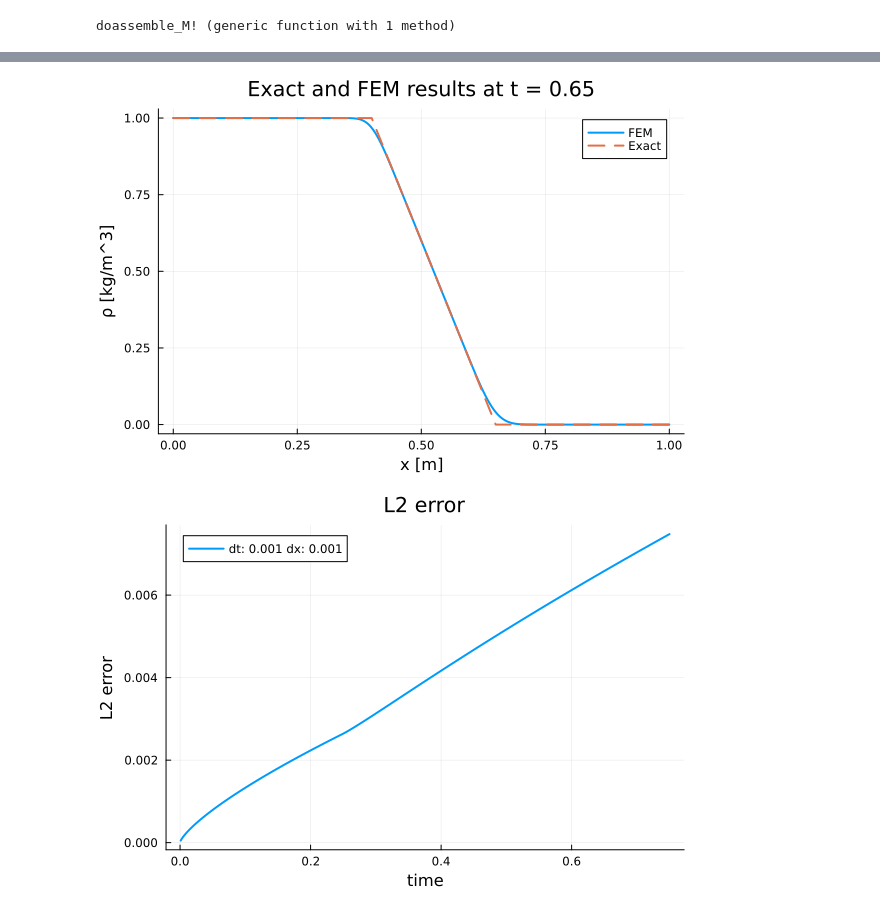
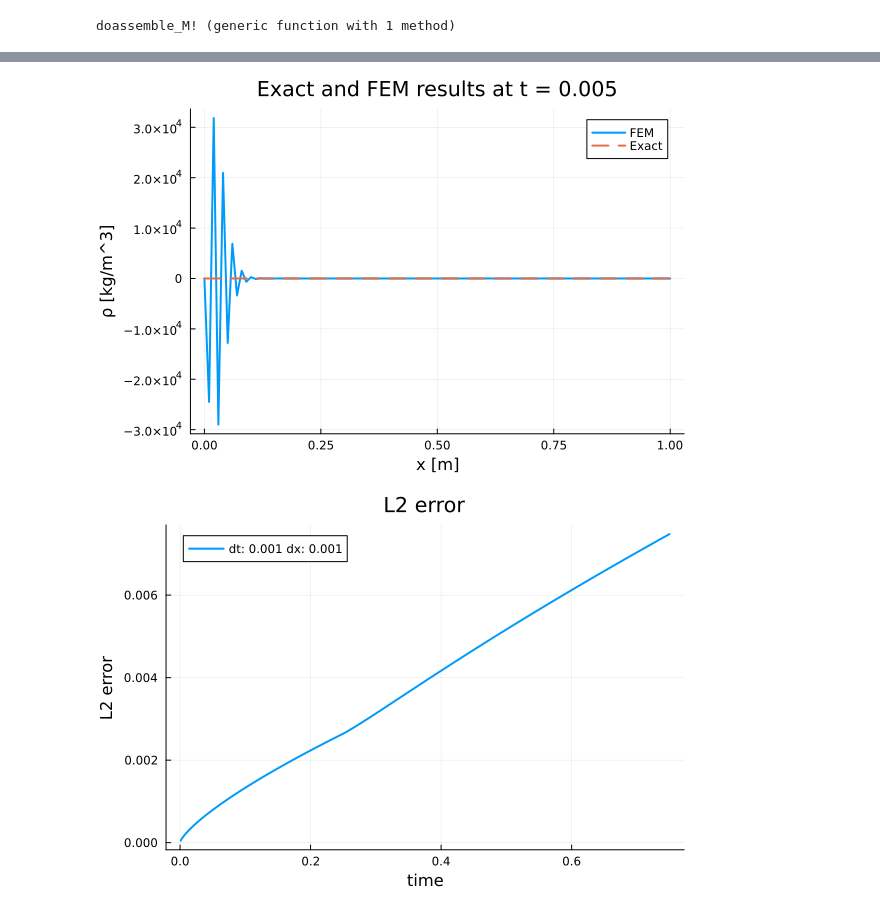
Before and after one commit to ChocoTjip/MEP-Tjipke-Hofker, a Jupyter notebook: 1. density problem/f. constant_velocity_error_analysis_noibp.ipynb, the cells around one changed output, grey strips where cells are left out. Drawn from its saved outputs; the diff is of its cells as text; code cells hidden in the pictures.

```diff
--- a/1. density problem/f. constant_velocity_error_analysis_noibp.ipynb
+++ b/1. density problem/f. constant_velocity_error_analysis_noibp.ipynb
@@ -54,6 +55,14 @@ name = "constant_velocity_1d";
 # %%
+# Stop time, time step and velocity
+dt = .001;
+T = 1.0;
+velocity = 1.0;
+D = 1.0;
+
+name = "SUPG";
+
 # generates 100 gridpoints between
-grid = generate_grid(Line, (1000,), Vec((0.0,)), Vec((1.0,)))
+grid = generate_grid(Line, (100,), Vec((0.0,)), Vec((1.0,)))
 
 # generate the same
 ip = Lagrange{RefLine, 1}()
@@ -172,7 +219,9 @@ doassemble_M! (generic function with 1 method)
 # %%
 C = allocate_matrix(dh);
 M = allocate_matrix(dh);
+L = allocate_matrix(dh);
 
+L = doassemble_L!(L, cellvalues, dh)
 C = doassemble_C!(C, cellvalues, dh, facetvalues, grid)
 M = doassemble_M!(M, cellvalues, dh)
 A = (dt .* C) + M;
@@ -194,12 +243,12 @@ for (step, t) in enumerate(dt:dt:T)
     update!(ch, t)
 
     #Secondly, we compute the right-hand-side of the problem.
-    b = M * rho_n
+    b = (M .- dt .* (C .+ L)) * rho_n
     #Then, we can apply the boundary conditions of the current time step.
     apply_rhs!(rhsdata, b, ch)
 
     #Finally, we can solve the time step and save the solution afterwards.
-    rho = A_fr \ b
+    rho = M \ b
     apply!(rho, ch)
 
     # VTKGridFile(joinpath(name, "$(name)-$step"), dh) do vtk
@@ -220,27 +267,30 @@ end
 # %%
-timestep = 650;
+timestep = 5;
 
 function rho_exact(x, t)
     t0 = t - (x/velocity)
-    return max(min(4*t0, 1), 0)
+    if t0 < 0
+        return 0
+    end
+    return 1
 end
 
 # x-coordinates
 x = [get_node_coordinate(node)[1] for node in grid.nodes];
 dx = x[2] - x[1];
 
 # values this timestep
 t = dt * timestep;
 rho50 = rho_all[:, timestep];
 rho_exact_vals = [rho_exact(xi, t) for xi in x];
 
 # plot
 plot(x, rho50, label = "FEM", lw = 2, title = "Exact and FEM results at t = $t")
 plot!(x, rho_exact_vals, label = "Exact", lw = 2, linestyle = :dash)
 xlabel!("x [m]")
 ylabel!("ρ [kg/m^3]")
 # %% [output]
-[figure, old version]
+[figure, new version]
 # %%
 errors = zeros(nsteps)
 
```
Also changed, not shown: parts of 5 cells of this notebook, 52 other files.
